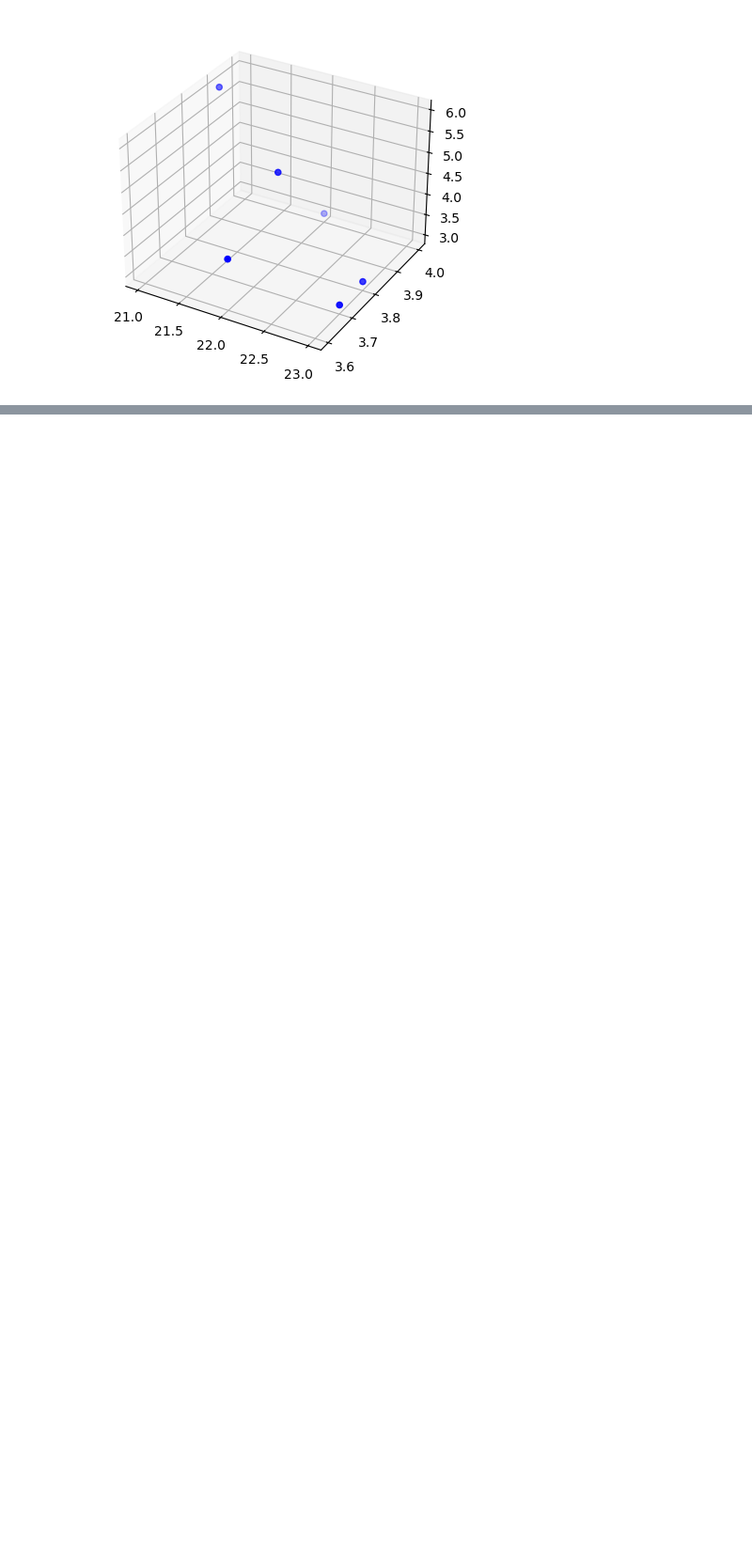
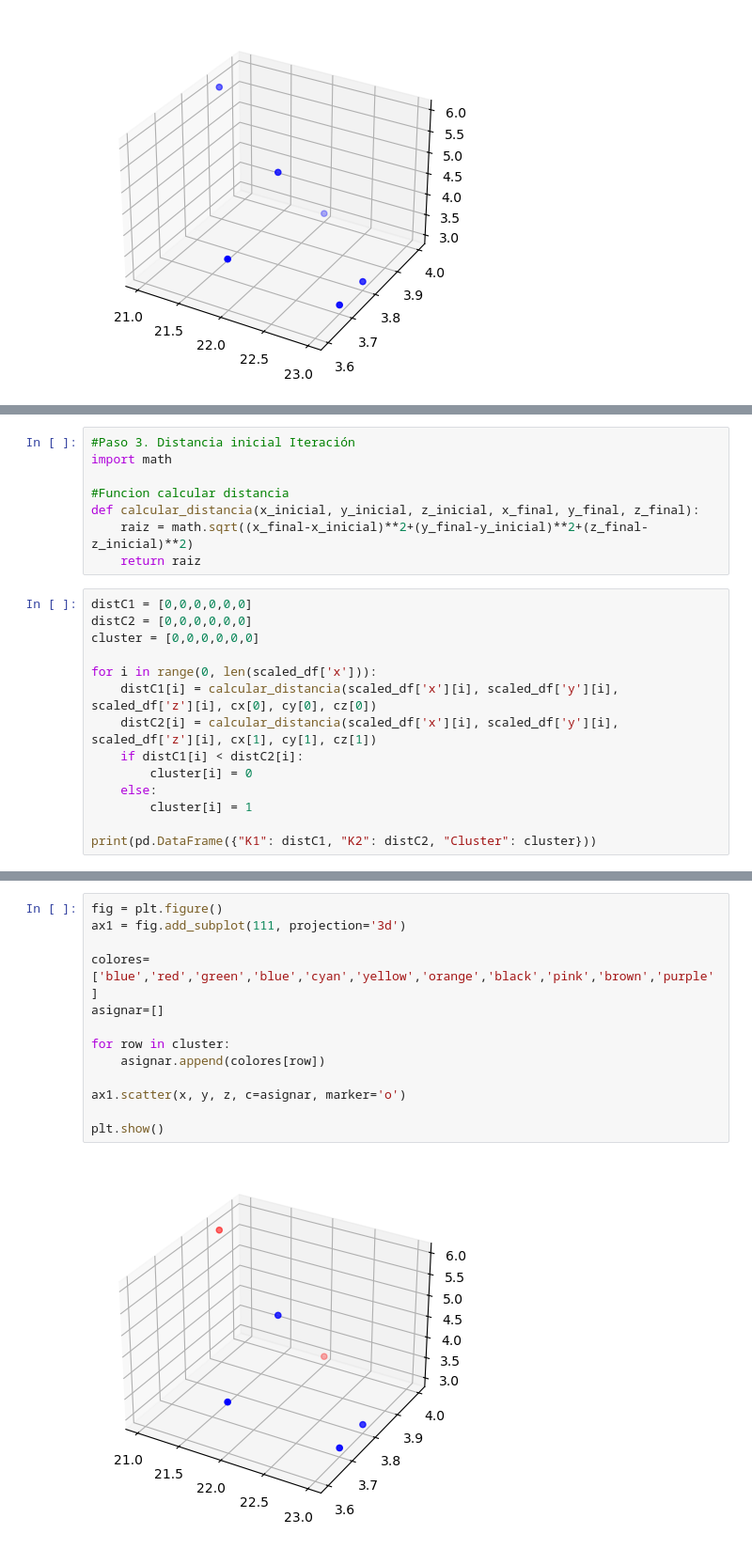
Before and after one commit to hawerforerouniandes/Mineria-Datos-2025-I, a Jupyter notebook: k-means.ipynb, the cells around one changed output, grey strips where cells are left out. Shown at 94% size. Drawn from its saved outputs; the diff is of its cells as text; blank space fills up the shorter version.

```diff
--- a/k-means.ipynb
+++ b/k-means.ipynb
@@ -54,0 +80,22 @@ plt.show()
+# %%
+#Paso 3. Distancia inicial Iteración
+import math
+
+#Funcion calcular distancia
+def calcular_distancia(x_inicial, y_inicial, z_inicial, x_final, y_final, z_final):
+    raiz = math.sqrt((x_final-x_inicial)**2+(y_final-y_inicial)**2+(z_final-z_inicial)**2)
+    return raiz
+# %%
+distC1 = [0,0,0,0,0,0]
+distC2 = [0,0,0,0,0,0]
+cluster = [0,0,0,0,0,0]
+
+for i in range(0, len(scaled_df['x'])):
+    distC1[i] = calcular_distancia(scaled_df['x'][i], scaled_df['y'][i], scaled_df['z'][i], cx[0], cy[0], cz[0])
+    distC2[i] = calcular_distancia(scaled_df['x'][i], scaled_df['y'][i], scaled_df['z'][i], cx[1], cy[1], cz[1])
+    if distC1[i] < distC2[i]:
+        cluster[i] = 0
+    else:
+        cluster[i] = 1
+
+print(pd.DataFrame({"K1": distC1, "K2": distC2, "Cluster": cluster}))
@@ -54,0 +110,15 @@ plt.show()
+# %%
+fig = plt.figure()
+ax1 = fig.add_subplot(111, projection='3d')
+
+colores=['blue','red','green','blue','cyan','yellow','orange','black','pink','brown','purple']
+asignar=[]
+
+for row in cluster:
+    asignar.append(colores[row])
+
+ax1.scatter(x, y, z, c=asignar, marker='o')
+
+plt.show()
+# %% [output]
+[figure, added]
```
Also changed, not shown: parts of 4 cells of this notebook.
